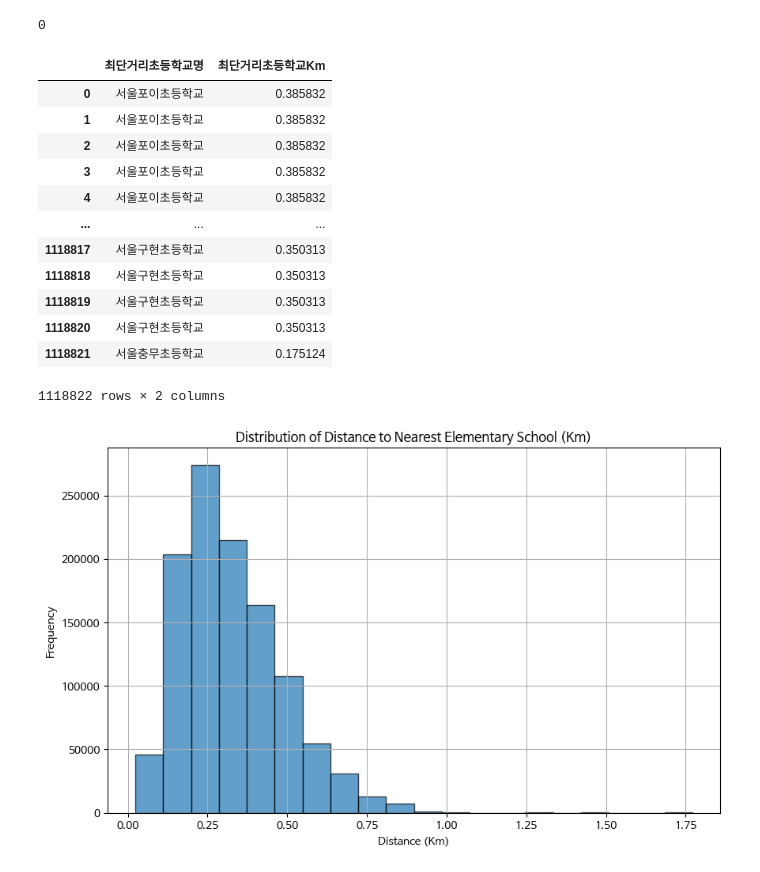
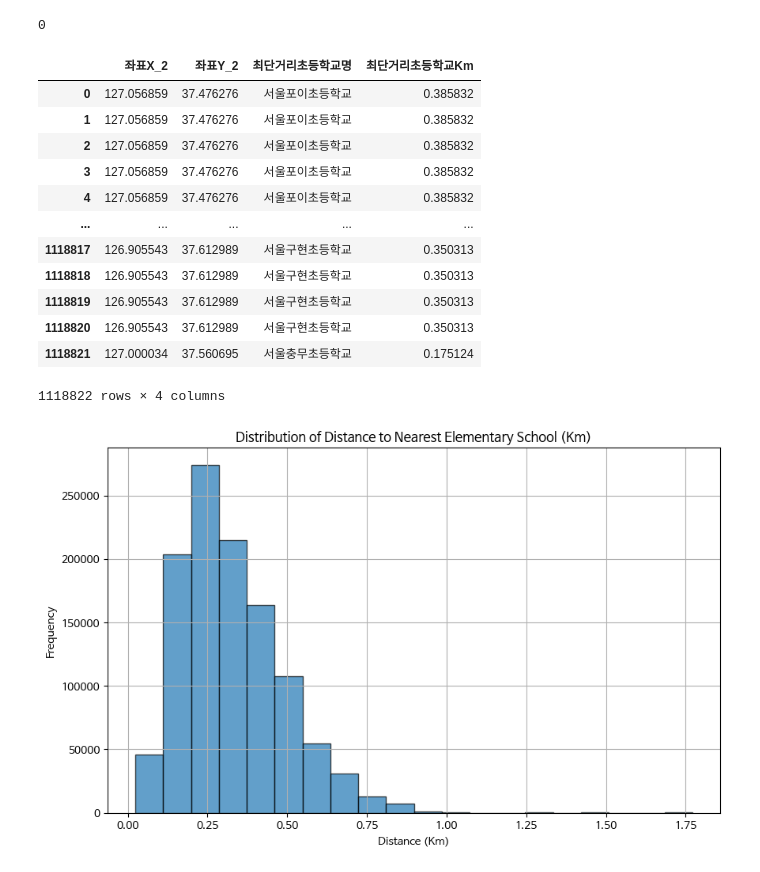
Before and after one commit to UpstageAILab3/upstage-ml-regression-ml5-pub, a Jupyter notebook: Preprocess_nearestElemSchool.ipynb, the cells around one changed output. Drawn from its saved outputs; the diff is of its cells as text; code cells hidden in the pictures.

```diff
--- a/Preprocess_nearestElemSchool.ipynb
+++ b/Preprocess_nearestElemSchool.ipynb
@@ -139,21 +139,21 @@ display(dt['최단거리초등학교Km'].isnull().sum())
 0
 0
 # %%
-dt[['최단거리초등학교명', '최단거리초등학교Km']]
+dt[['좌표X_2', '좌표Y_2', '최단거리초등학교명', '최단거리초등학교Km']]
 # %% [output]
-|  | 최단거리초등학교명 | 최단거리초등학교Km |
-| 0 | 서울포이초등학교 | 0.385832 |
-| 1 | 서울포이초등학교 | 0.385832 |
-| 2 | 서울포이초등학교 | 0.385832 |
-| 3 | 서울포이초등학교 | 0.385832 |
-| 4 | 서울포이초등학교 | 0.385832 |
-| ... | ... | ... |
-| 1118817 | 서울구현초등학교 | 0.350313 |
-| 1118818 | 서울구현초등학교 | 0.350313 |
-| 1118819 | 서울구현초등학교 | 0.350313 |
-| 1118820 | 서울구현초등학교 | 0.350313 |
-| 1118821 | 서울충무초등학교 | 0.175124 |
+|  | 좌표X_2 | 좌표Y_2 | 최단거리초등학교명 | 최단거리초등학교Km |
+| 0 | 127.056859 | 37.476276 | 서울포이초등학교 | 0.385832 |
+| 1 | 127.056859 | 37.476276 | 서울포이초등학교 | 0.385832 |
+| 2 | 127.056859 | 37.476276 | 서울포이초등학교 | 0.385832 |
+| 3 | 127.056859 | 37.476276 | 서울포이초등학교 | 0.385832 |
+| 4 | 127.056859 | 37.476276 | 서울포이초등학교 | 0.385832 |
+| ... | ... | ... | ... | ... |
+| 1118817 | 126.905543 | 37.612989 | 서울구현초등학교 | 0.350313 |
+| 1118818 | 126.905543 | 37.612989 | 서울구현초등학교 | 0.350313 |
+| 1118819 | 126.905543 | 37.612989 | 서울구현초등학교 | 0.350313 |
+| 1118820 | 126.905543 | 37.612989 | 서울구현초등학교 | 0.350313 |
+| 1118821 | 127.000034 | 37.560695 | 서울충무초등학교 | 0.175124 |
-1118822 rows × 2 columns
+1118822 rows × 4 columns
 # %%
 import pandas as pd
 import matplotlib.pyplot as plt
```
